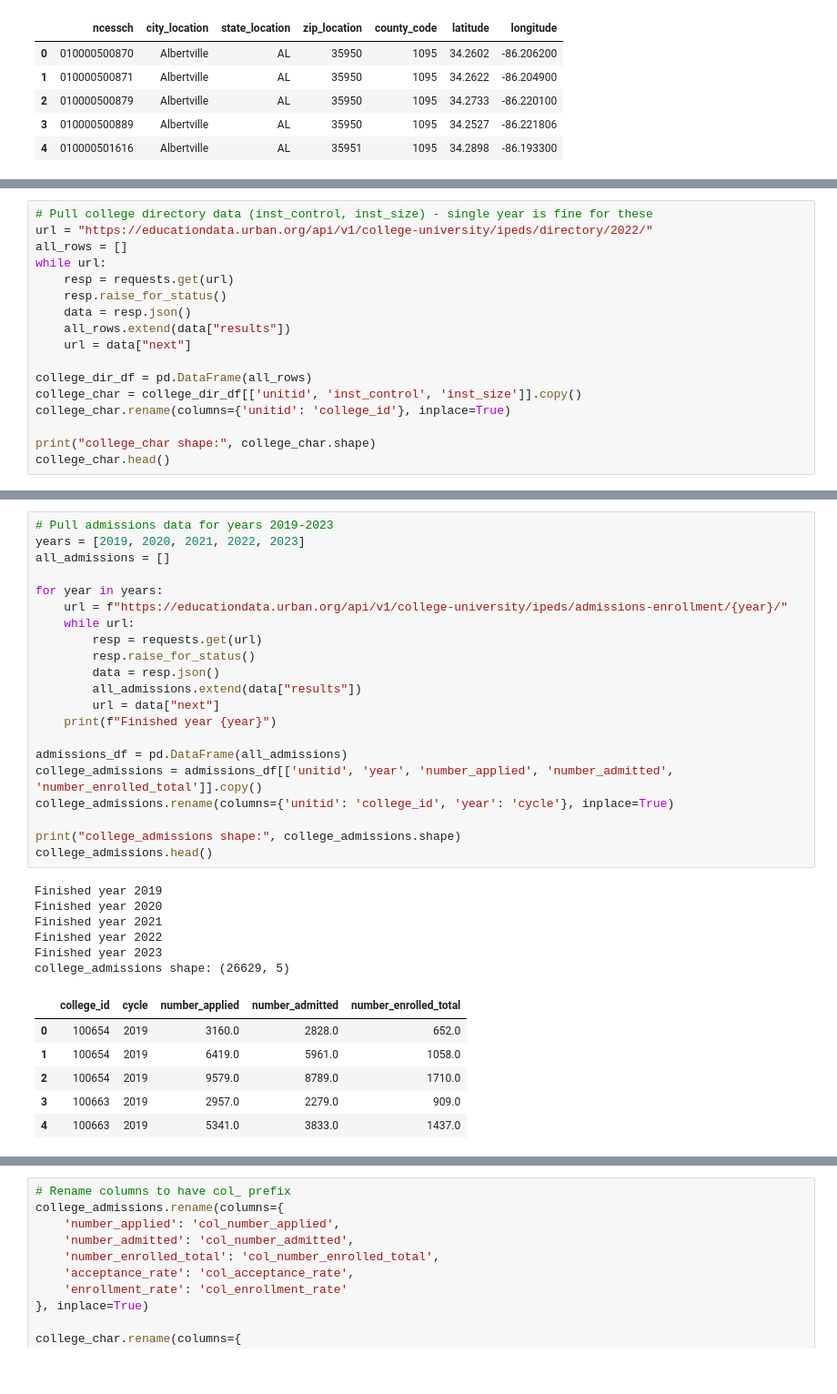
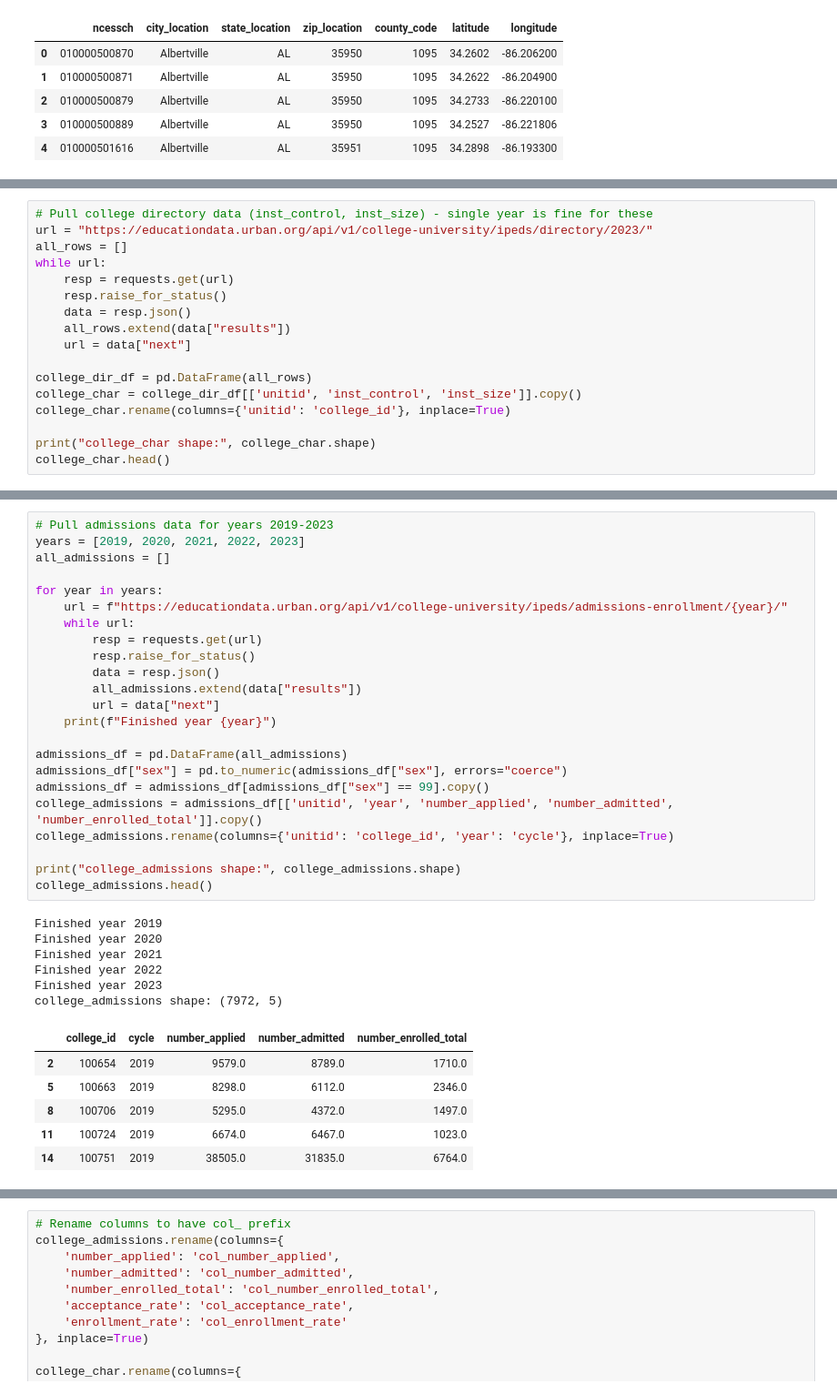
Before and after one commit to bryceclement1/c2i, a Jupyter notebook: src/geo.ipynb, the cells around one changed output, grey strips where cells are left out. Shown at 91% size. Cells and saved outputs as stored; diff of their text form.

```diff
--- a/src/geo.ipynb
+++ b/src/geo.ipynb
@@ -153,6 +233,6 @@ AttributeError: Can only use .str accessor with string values!
 # %%
 # Pull college directory data (inst_control, inst_size) - single year is fine for these
-url = "https://educationdata.urban.org/api/v1/college-university/ipeds/directory/2022/"
+url = "https://educationdata.urban.org/api/v1/college-university/ipeds/directory/2023/"
 all_rows = []
 while url:
     resp = requests.get(url)
@@ -178,37 +258,39 @@ college_char shape: (6256, 3)
 # %%
 # Pull admissions data for years 2019-2023
 years = [2019, 2020, 2021, 2022, 2023]
 all_admissions = []
 
 for year in years:
     url = f"https://educationdata.urban.org/api/v1/college-university/ipeds/admissions-enrollment/{year}/"
     while url:
         resp = requests.get(url)
         resp.raise_for_status()
         data = resp.json()
         all_admissions.extend(data["results"])
         url = data["next"]
     print(f"Finished year {year}")
 
 admissions_df = pd.DataFrame(all_admissions)
+admissions_df["sex"] = pd.to_numeric(admissions_df["sex"], errors="coerce")
+admissions_df = admissions_df[admissions_df["sex"] == 99].copy()
 college_admissions = admissions_df[['unitid', 'year', 'number_applied', 'number_admitted', 'number_enrolled_total']].copy()
 college_admissions.rename(columns={'unitid': 'college_id', 'year': 'cycle'}, inplace=True)
 
 print("college_admissions shape:", college_admissions.shape)
 college_admissions.head()
 # %% [output]
 Finished year 2019
 Finished year 2020
 Finished year 2021
 Finished year 2022
 Finished year 2023
-college_admissions shape: (26629, 5)
+college_admissions shape: (7972, 5)
 |  | college_id | cycle | number_applied | number_admitted | number_enrolled_total |
-| 0 | 100654 | 2019 | 3160.0 | 2828.0 | 652.0 |
-| 1 | 100654 | 2019 | 6419.0 | 5961.0 | 1058.0 |
 | 2 | 100654 | 2019 | 9579.0 | 8789.0 | 1710.0 |
-| 3 | 100663 | 2019 | 2957.0 | 2279.0 | 909.0 |
-| 4 | 100663 | 2019 | 5341.0 | 3833.0 | 1437.0 |
+| 5 | 100663 | 2019 | 8298.0 | 6112.0 | 2346.0 |
+| 8 | 100706 | 2019 | 5295.0 | 4372.0 | 1497.0 |
+| 11 | 100724 | 2019 | 6674.0 | 6467.0 | 1023.0 |
+| 14 | 100751 | 2019 | 38505.0 | 31835.0 | 6764.0 |
 # %%
 # Calculate acceptance rate and enrollment rate
 college_admissions['acceptance_rate'] = college_admissions['number_admitted'] / college_admissions['number_applied']
```
Also changed, not shown: parts of 25 cells of this notebook, 1 other file.
